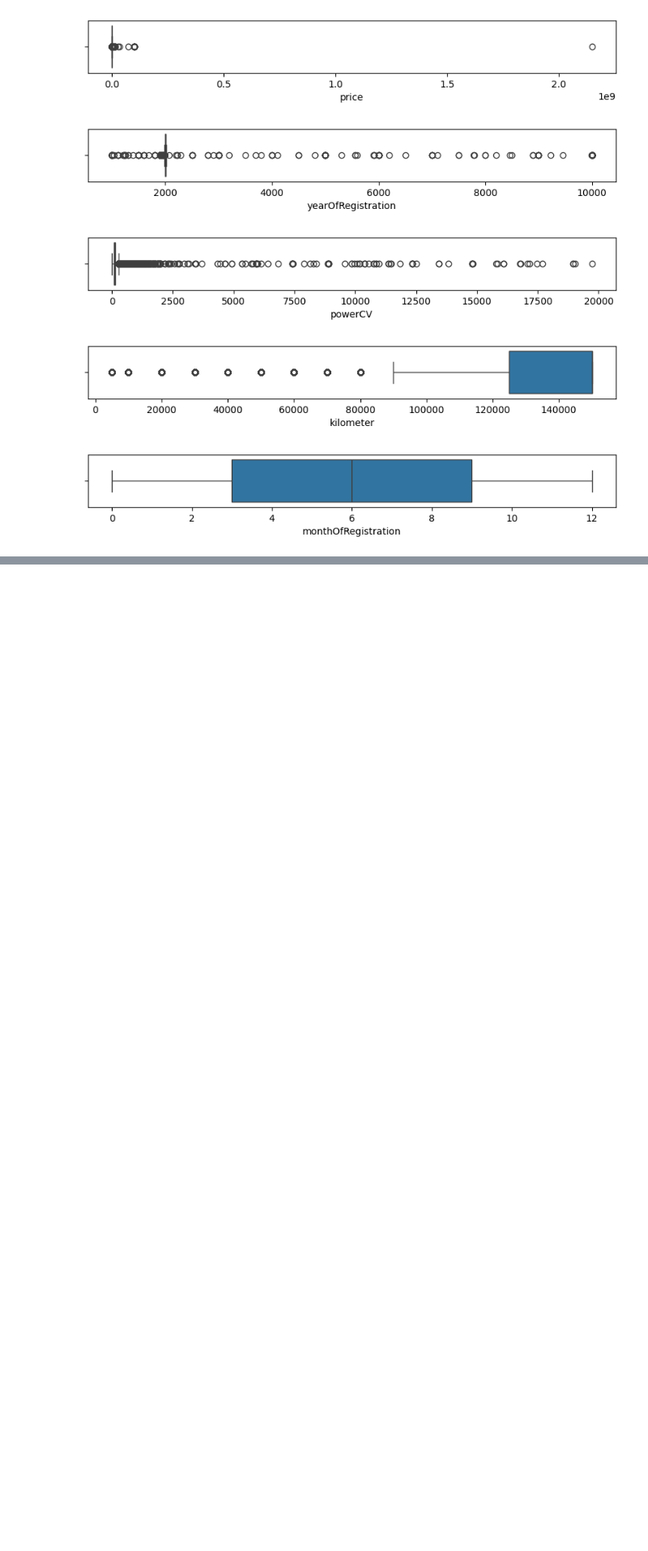
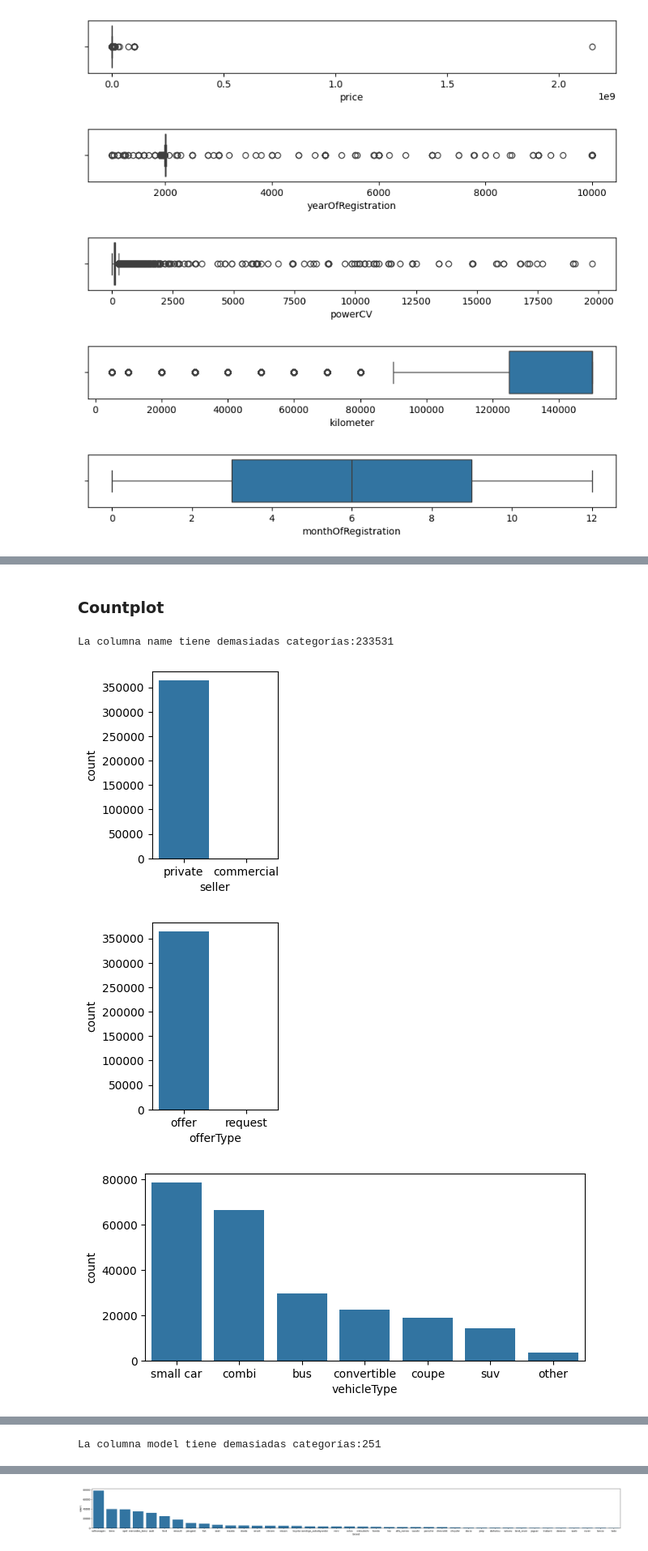
Before and after one commit to nurSG/EDA_Autorenew, a Jupyter notebook: notebook/01.analisis_preliminar.ipynb, the cells around one changed output, grey strips where cells are left out. Shown at 81% size. Cells and saved outputs as stored; diff of their text form; code cells hidden in the pictures; blank space fills up the shorter version.

```diff
--- a/notebook/01.analisis_preliminar.ipynb
+++ b/notebook/01.analisis_preliminar.ipynb
@@ -179,0 +197,3 @@ for col in columnas_num:
+# %%
+col_cat = df.select_dtypes(include=['object','category']).columns
+col_cat
@@ -179,0 +204,5 @@ for col in columnas_num:
+# %%
+for col in col_cat:
+ print(f"La columna {col.upper()} tiene un total de {df[col].nunique()} valores distintos")
+ print(f"Los 10 valores más repetidos son:")
+ display(df[col].value_counts().head(10))
@@ -179,0 +281,15 @@ for col in columnas_num:
+# %% [markdown]
+### Countplot
+# %%
+for col in col_cat:
+  if df[col].nunique() > 200:
+   print(f"La columna {col.upper()} tiene demasiadas categorías:{df[col].nunique()} ")
+   continue
+  plt.figure(figsize=(df[col].nunique() ,3)) # ajusto el ancho al nº de categorías
+  sns.countplot(x=df[col], order=df[col].value_counts().index)
+  plt.show()
+# %% [output]
+La columna name tiene demasiadas categorías:233531
+[figure, added]
+[figure, added]
+[figure, added]
@@ -179,0 +297 @@ for col in columnas_num:
+La columna model tiene demasiadas categorías:251
@@ -179,0 +299 @@ for col in columnas_num:
+[figure, added]
```
Also changed, not shown: parts of 7 cells of this notebook.
